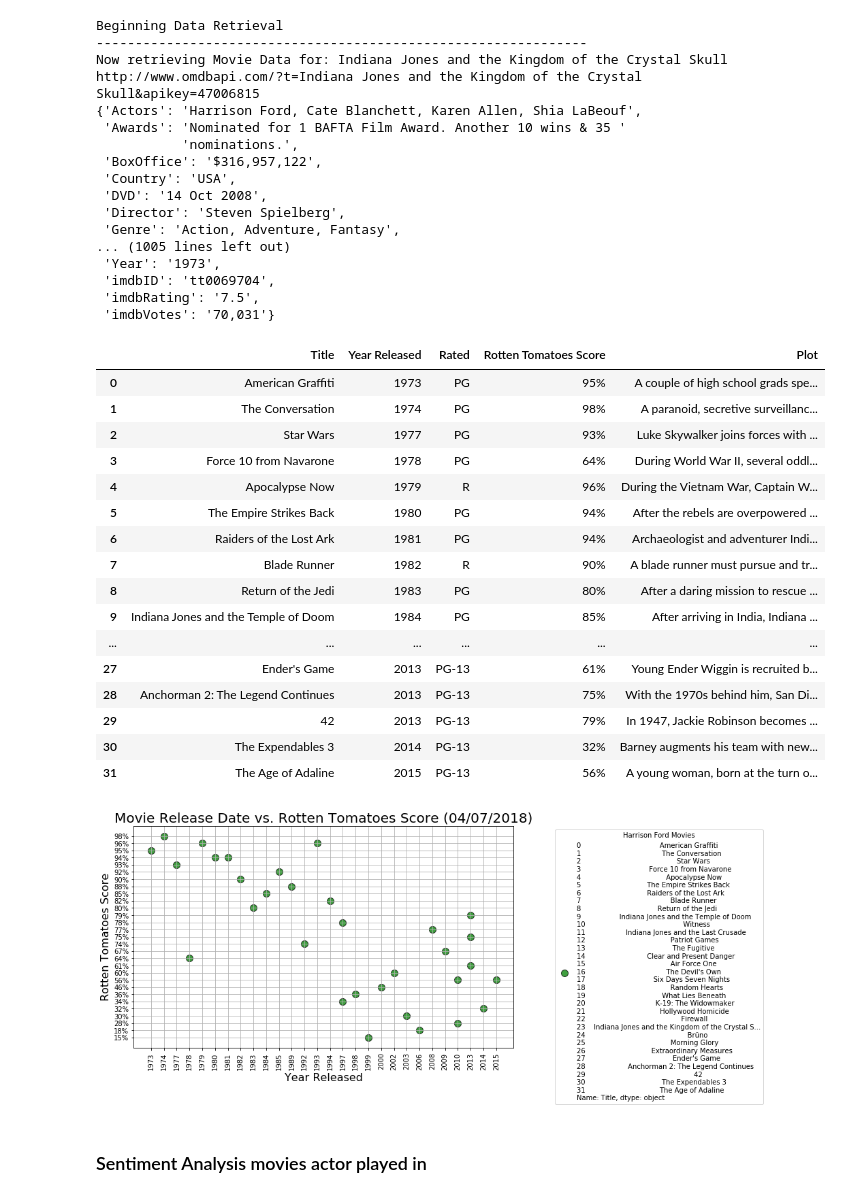
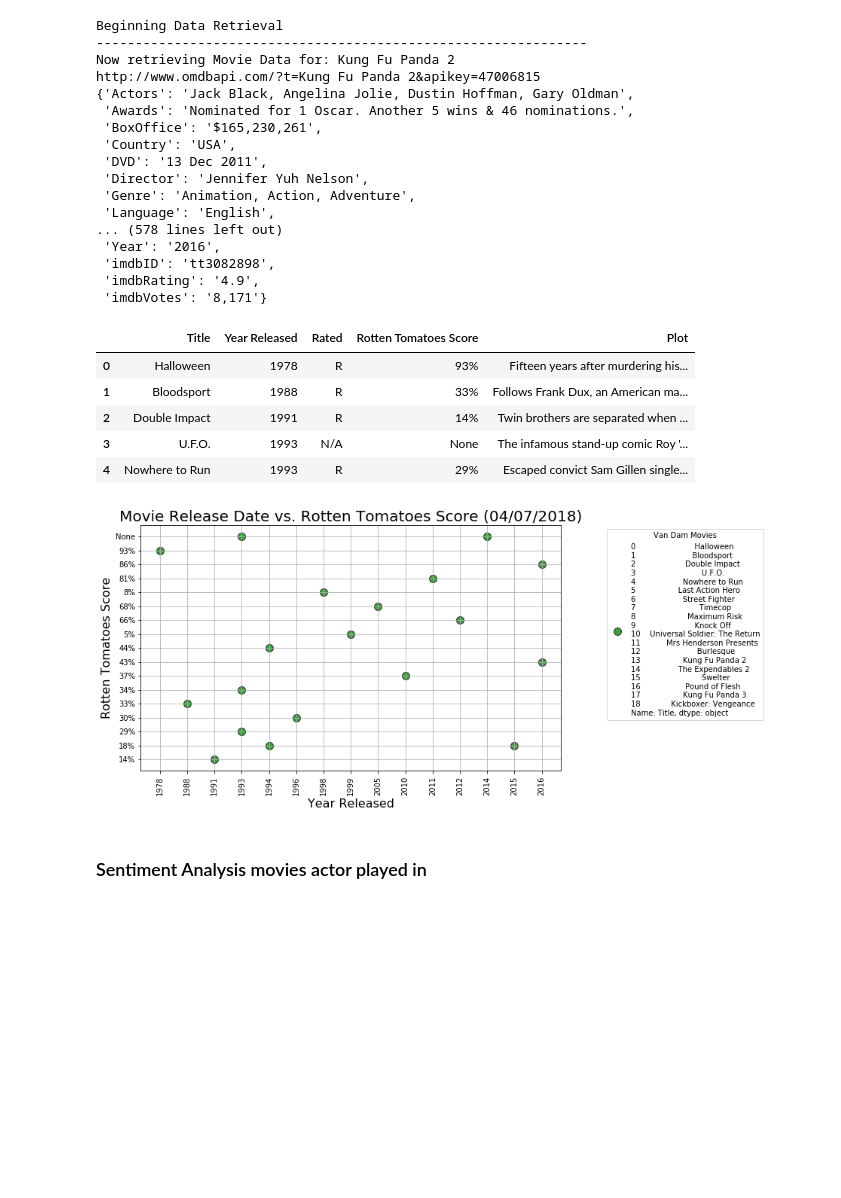
Before and after one commit to CTopham/Team-Green, a Jupyter notebook: Basic Movie Info.ipynb, the cells around one changed output. Saved outputs shown, nothing was run; the diff lists cells and outputs as text; code cells hidden in the pictures; blank space fills up the shorter version.

```diff
--- a/Basic Movie Info.ipynb
+++ b/Basic Movie Info.ipynb
@@ -29,5 +20,6 @@ analyzer = SentimentIntensityAnalyzer()
 # %%
 #Read in csv and create initial dataframe
 actors = pd.read_csv("Craig_portion/Resources/tmdb_5000_credits.csv")
+actors.rename(index=str, columns={"movie_id": "ID", "title": "Title", "cast": "Cast", "crew": "Crew"}, inplace=True)
 actors.head()
 # %% [output]
@@ -99,9 +91,13 @@ for movie in selected_actor["title"]:
     #Run requests to API
     movie_data = requests.get(url).json()
 
-   # Rating = movie_data["Ratings"]
 
-    Metascore["Rotten Tomatoes Score"].append(movie_data["Ratings"][1]["Value"])
+    try:
+        Metascore["Rotten Tomatoes Score"].append(movie_data["Ratings"][1]["Value"])
+    except:
+        Metascore["Rotten Tomatoes Score"].append("None")
+        pass
+
     Metascore["Year Released"].append(movie_data["Year"])
     Metascore["Rated"].append(movie_data["Rated"])
     Metascore["Plot"].append(movie_data["Plot"])
@@ -112,61 +108,50 @@ for movie in selected_actor["title"]:
 # %% [output]
 Beginning Data Retrieval
 ---------------------------------------------------------------
-Now retrieving Movie Data for: Indiana Jones and the Kingdom of the Crystal Skull
-http://www.omdbapi.com/?t=Indiana Jones and the Kingdom of the Crystal Skull&apikey=47006815
-{'Actors': 'Harrison Ford, Cate Blanchett, Karen Allen, Shia LaBeouf',
- 'Awards': 'Nominated for 1 BAFTA Film Award. Another 10 wins & 35 '
-           'nominations.',
- 'BoxOffice': '$316,957,122',
+Now retrieving Movie Data for: Kung Fu Panda 2
+http://www.omdbapi.com/?t=Kung Fu Panda 2&apikey=47006815
+{'Actors': 'Jack Black, Angelina Jolie, Dustin Hoffman, Gary Oldman',
+ 'Awards': 'Nominated for 1 Oscar. Another 5 wins & 46 nominations.',
+ 'BoxOffice': '$165,230,261',
  'Country': 'USA',
- 'DVD': '14 Oct 2008',
- 'Director': 'Steven Spielberg',
- 'Genre': 'Action, Adventure, Fantasy',
-... (1005 lines left out)
- 'Year': '1973',
- 'imdbID': 'tt0069704',
- 'imdbRating': '7.5',
- 'imdbVotes': '70,031'}
+ 'DVD': '13 Dec 2011',
+ 'Director': 'Jennifer Yuh Nelson',
+ 'Genre': 'Animation, Action, Adventure',
+ 'Language': 'English',
+... (578 lines left out)
+ 'Year': '2016',
+ 'imdbID': 'tt3082898',
+ 'imdbRating': '4.9',
+ 'imdbVotes': '8,171'}
 # %%
 #Create final dataframe
 metascore_final = pd.DataFrame(Metascore)
 
 #Merge above dataframe with movie titles
 df_merge = pd.merge(metascore_final, movies_played_in, left_index=True, right_index=True)
 
 #Reorder column headers
 df_merge2 = df_merge[["title", "Year Released", "Rated", "Rotten Tomatoes Score", "Plot"]]
 
 #Rename column header
 final = df_merge2.rename(index=str, columns={"title": "Title"})
 
 #Sort year released value and reset index
 final.sort_values(by= "Year Released", ascending=True, inplace=True)
 final.reset_index(inplace=True)
 
 #Delete unnecessary column
 del final["index"]
 
 #Display
-final
+final.head()
 # %% [output]
 |  | Title | Year Released | Rated | Rotten Tomatoes Score | Plot |
-| 0 | American Graffiti | 1973 | PG | 95% | A couple of high school grads spe... |
-| 1 | The Conversation | 1974 | PG | 98% | A paranoid, secretive surveillanc... |
-| 2 | Star Wars | 1977 | PG | 93% | Luke Skywalker joins forces with ... |
-| 3 | Force 10 from Navarone | 1978 | PG | 64% | During World War II, several oddl... |
-| 4 | Apocalypse Now | 1979 | R | 96% | During the Vietnam War, Captain W... |
-| 5 | The Empire Strikes Back | 1980 | PG | 94% | After the rebels are overpowered ... |
-| 6 | Raiders of the Lost Ark | 1981 | PG | 94% | Archaeologist and adventurer Indi... |
-| 7 | Blade Runner | 1982 | R | 90% | A blade runner must pursue and tr... |
-| 8 | Return of the Jedi | 1983 | PG | 80% | After a daring mission to rescue ... |
-| 9 | Indiana Jones and the Temple of Doom | 1984 | PG | 85% | After arriving in India, Indiana ... |
-| ... | ... | ... | ... | ... | ... |
-| 27 | Ender's Game | 2013 | PG-13 | 61% | Young Ender Wiggin is recruited b... |
-| 28 | Anchorman 2: The Legend Continues | 2013 | PG-13 | 75% | With the 1970s behind him, San Di... |
-| 29 | 42 | 2013 | PG-13 | 79% | In 1947, Jackie Robinson becomes ... |
-| 30 | The Expendables 3 | 2014 | PG-13 | 32% | Barney augments his team with new... |
-| 31 | The Age of Adaline | 2015 | PG-13 | 56% | A young woman, born at the turn o... |
+| 0 | Halloween | 1978 | R | 93% | Fifteen years after murdering his... |
+| 1 | Bloodsport | 1988 | R | 33% | Follows Frank Dux, an American ma... |
+| 2 | Double Impact | 1991 | R | 14% | Twin brothers are separated when ... |
+| 3 | U.F.O. | 1993 | N/A | None | The infamous stand-up comic Roy '... |
+| 4 | Nowhere to Run | 1993 | R | 29% | Escaped convict Sam Gillen single... |
 # %%
 #Set size of scatter plots
 plt.figure(figsize=(10,6))
@@ -190,7 +175,7 @@ plt.savefig("Images/Movie_Release_Date_vs._Rotten_Tomatoes_Score.png", bbox_inch
 plt.grid()
 plt.show()
 # %% [output]
-[figure, old version]
+[figure, new version]
 # %% [markdown]
 ### Sentiment Analysis movies actor played in
 # %%
```
Also changed, not shown: parts of 13 cells of this notebook, 7 other files.
